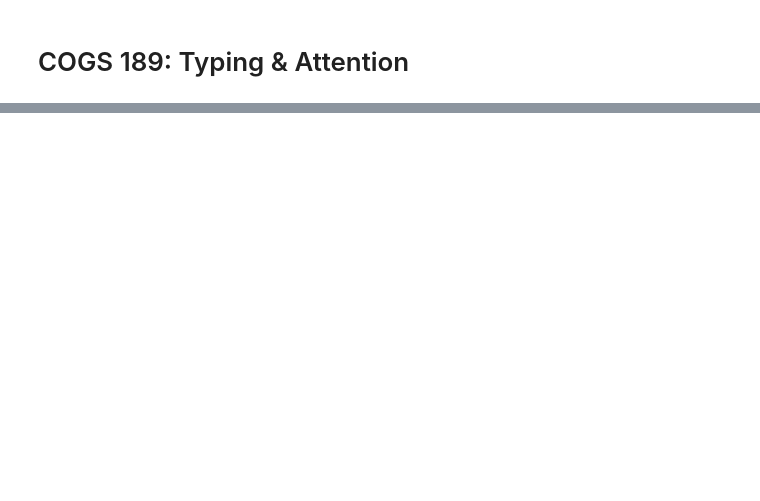
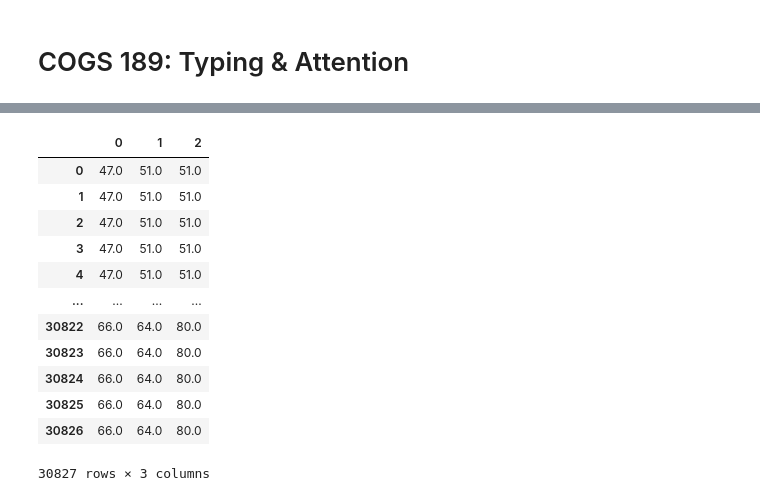
Before and after one commit to jjohashi/typing-attention, a Jupyter notebook: attention-analysis.ipynb, the cells around one changed output, grey strips where cells are left out. Saved outputs shown, nothing was run; the diff lists cells and outputs as text; code cells hidden in the pictures; blank space fills up the shorter version.

```diff
--- a/attention-analysis.ipynb
+++ b/attention-analysis.ipynb
@@ -33,0 +141,16 @@ tester
+# %%
+IV1
+# %% [output]
+|  | 0 | 1 | 2 |
+| 0 | 47.0 | 51.0 | 51.0 |
+| 1 | 47.0 | 51.0 | 51.0 |
+| 2 | 47.0 | 51.0 | 51.0 |
+| 3 | 47.0 | 51.0 | 51.0 |
+| 4 | 47.0 | 51.0 | 51.0 |
+| ... | ... | ... | ... |
+| 30822 | 66.0 | 64.0 | 80.0 |
+| 30823 | 66.0 | 64.0 | 80.0 |
+| 30824 | 66.0 | 64.0 | 80.0 |
+| 30825 | 66.0 | 64.0 | 80.0 |
+| 30826 | 66.0 | 64.0 | 80.0 |
+30827 rows × 3 columns
```
Also changed, not shown: parts of 39 cells of this notebook, 21 other files.
